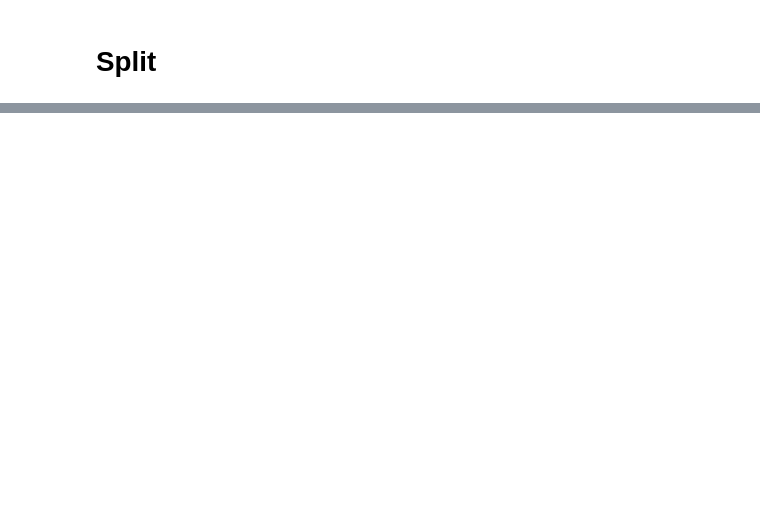
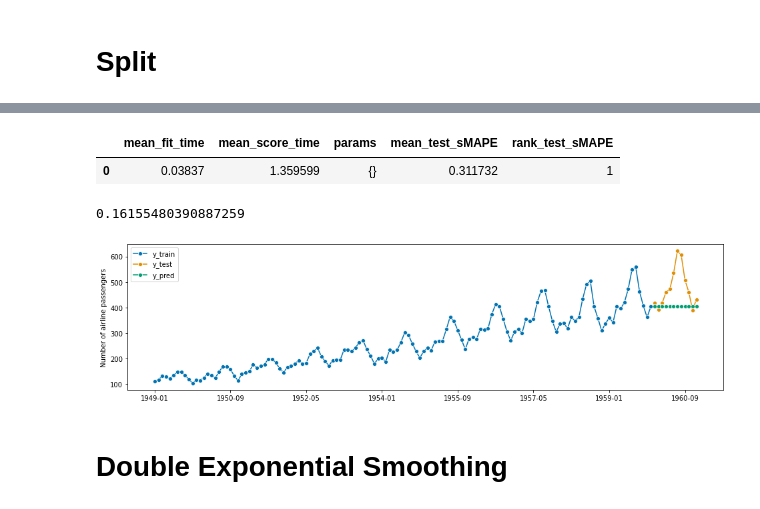
Before and after one commit to rjafarau/hands-on-time-series-analysis-python, a Jupyter notebook: source/CH03_Smoothing_Methods.ipynb, the cells around one changed output, grey strips where cells are left out. Drawn from its saved outputs; the diff is of its cells as text; code cells hidden in the pictures; blank space fills up the shorter version.

Commit message:
Migrate from statsmodels to sktime

```diff
--- a/source/CH03_Smoothing_Methods.ipynb
+++ b/source/CH03_Smoothing_Methods.ipynb
@@ -496,0 +51,6 @@ plt.show()
+# %%
+# Multi-step forecasting horizons with multiple cutoffs/windows are not supported by sktime v0.5.3
+cv = SlidingWindowSplitter(
+    fh=fh[-1],
+    initial_window=len(y_train) // 2
+)
@@ -496,0 +59,11 @@ plt.show()
+# %%
+ses_param_grid = {}
+# %%
+%%time
+ses_cv = ForecastingGridSearchCV(
+    forecaster=ExponentialSmoothing(),
+    cv=cv,
+    param_grid=ses_param_grid,
+    scoring=sMAPE()
+)
+ses_cv.fit(y_train)
@@ -496,0 +76,18 @@ plt.show()
+# %%
+ses_result_df = pd.DataFrame(ses_cv.cv_results_)
+ses_result_df
+# %% [output]
+|  | mean_fit_time | mean_score_time | params | mean_test_sMAPE | rank_test_sMAPE |
+| 0 | 0.03837 | 1.359599 | {} | 0.311732 | 1 |
+# %%
+y_pred = ses_cv.predict(fh)
+smape_loss(y_test, y_pred)
+# %% [output]
+0.16155480390887259
+# %%
+plot_series(y_train, y_test, y_pred, labels=['y_train', 'y_test', 'y_pred'])
+plt.show()
+# %% [output]
+[figure, added]
+# %% [markdown]
+# Double Exponential Smoothing
```
Also changed, not shown: parts of 79 cells of this notebook.
